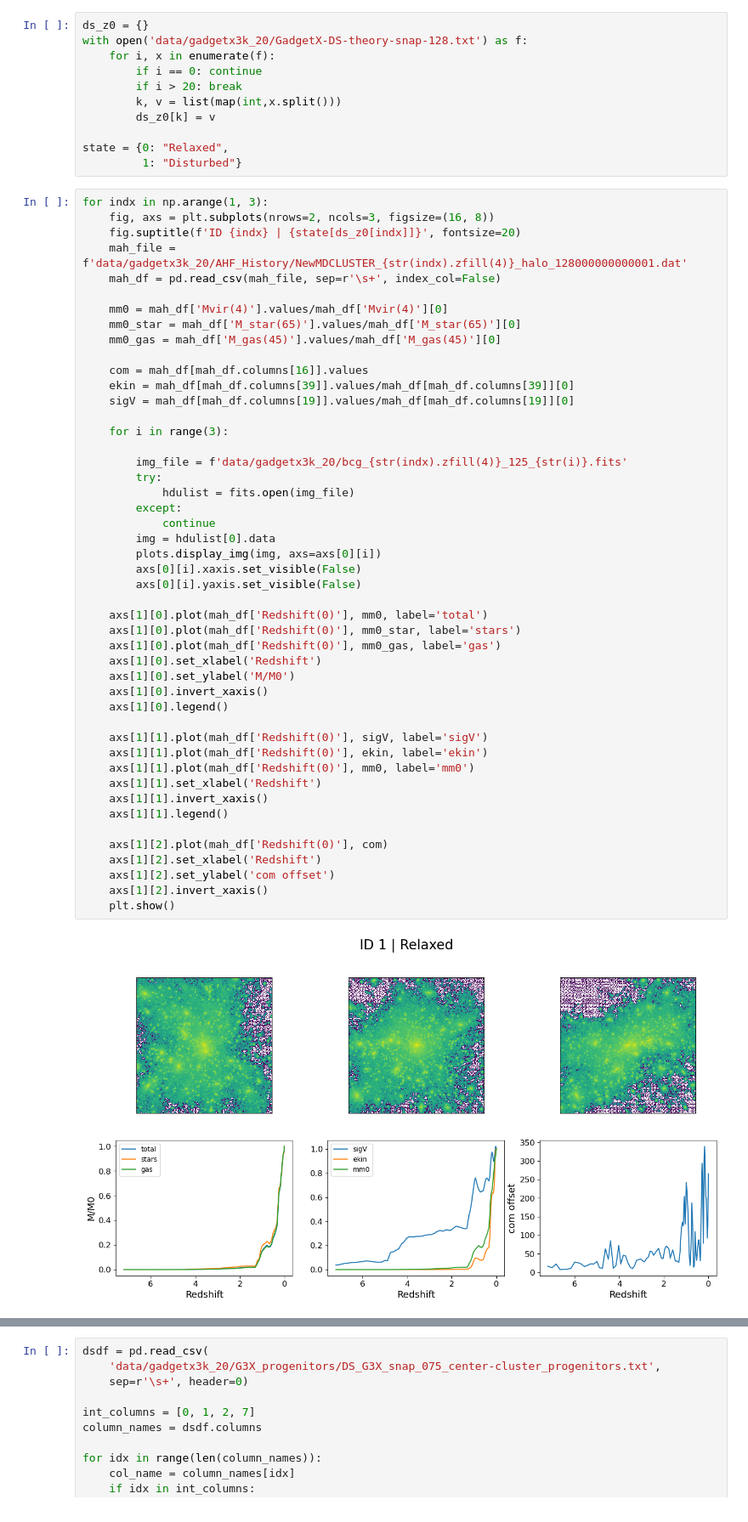
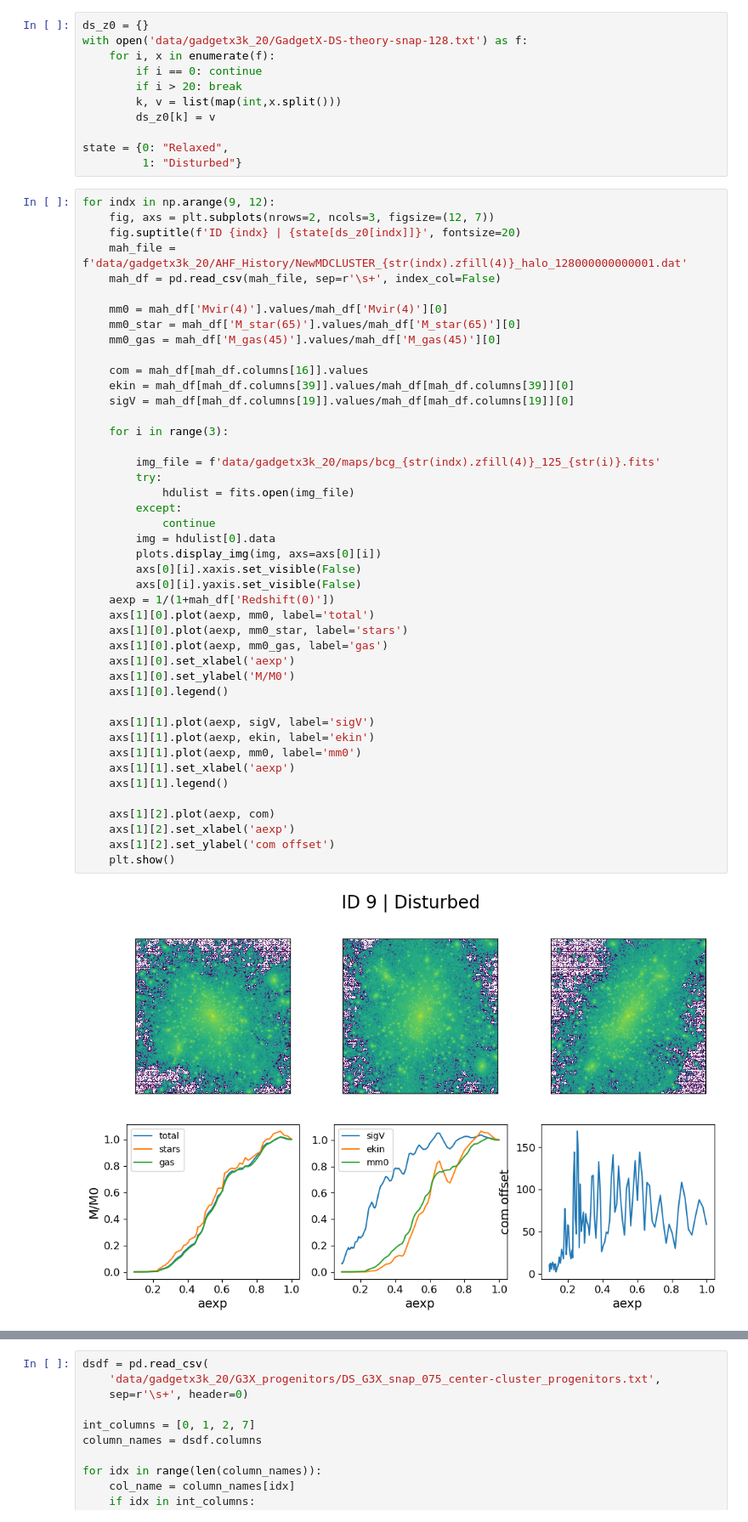
Before and after one commit to Kabelo-T/cluster_morph, a Jupyter notebook: sanity.ipynb, the cells around one changed output, grey strips where cells are left out. Shown at 85% size. Cells and saved outputs as stored; diff of their text form.

```diff
--- a/sanity.ipynb
+++ b/sanity.ipynb
@@ -29,51 +29,48 @@ with open('data/gadgetx3k_20/GadgetX-DS-theory-snap-128.txt') as f:
 state = {0: "Relaxed",
          1: "Disturbed"}
 # %%
-for indx in np.arange(1, 3):
-    fig, axs = plt.subplots(nrows=2, ncols=3, figsize=(16, 8))
+for indx in np.arange(9, 12):
+    fig, axs = plt.subplots(nrows=2, ncols=3, figsize=(12, 7))
     fig.suptitle(f'ID {indx} | {state[ds_z0[indx]]}', fontsize=20)
     mah_file = f'data/gadgetx3k_20/AHF_History/NewMDCLUSTER_{str(indx).zfill(4)}_halo_128000000000001.dat'
     mah_df = pd.read_csv(mah_file, sep=r'\s+', index_col=False)
 
     mm0 = mah_df['Mvir(4)'].values/mah_df['Mvir(4)'][0]
     mm0_star = mah_df['M_star(65)'].values/mah_df['M_star(65)'][0]
     mm0_gas = mah_df['M_gas(45)'].values/mah_df['M_gas(45)'][0]
 
     com = mah_df[mah_df.columns[16]].values
     ekin = mah_df[mah_df.columns[39]].values/mah_df[mah_df.columns[39]][0]
     sigV = mah_df[mah_df.columns[19]].values/mah_df[mah_df.columns[19]][0]
 
     for i in range(3):
 
-        img_file = f'data/gadgetx3k_20/bcg_{str(indx).zfill(4)}_125_{str(i)}.fits'
+        img_file = f'data/gadgetx3k_20/maps/bcg_{str(indx).zfill(4)}_125_{str(i)}.fits'
         try:
             hdulist = fits.open(img_file)
         except:
             continue
         img = hdulist[0].data
         plots.display_img(img, axs=axs[0][i])
         axs[0][i].xaxis.set_visible(False)
         axs[0][i].yaxis.set_visible(False)
-
-    axs[1][0].plot(mah_df['Redshift(0)'], mm0, label='total')
-    axs[1][0].plot(mah_df['Redshift(0)'], mm0_star, label='stars')
-    axs[1][0].plot(mah_df['Redshift(0)'], mm0_gas, label='gas')
-    axs[1][0].set_xlabel('Redshift')
+    aexp = 1/(1+mah_df['Redshift(0)'])
+    axs[1][0].plot(aexp, mm0, label='total')
+    axs[1][0].plot(aexp, mm0_star, label='stars')
+    axs[1][0].plot(aexp, mm0_gas, label='gas')
+    axs[1][0].set_xlabel('aexp')
     axs[1][0].set_ylabel('M/M0')
-    axs[1][0].invert_xaxis()
     axs[1][0].legend()
 
-    axs[1][1].plot(mah_df['Redshift(0)'], sigV, label='sigV')
-    axs[1][1].plot(mah_df['Redshift(0)'], ekin, label='ekin')
-    axs[1][1].plot(mah_df['Redshift(0)'], mm0, label='mm0')
-    axs[1][1].set_xlabel('Redshift')
-    axs[1][1].invert_xaxis()
+    axs[1][1].plot(aexp, sigV, label='sigV')
+    axs[1][1].plot(aexp, ekin, label='ekin')
+    axs[1][1].plot(aexp, mm0, label='mm0')
+    axs[1][1].set_xlabel('aexp')
     axs[1][1].legend()
 
-    axs[1][2].plot(mah_df['Redshift(0)'], com)
-    axs[1][2].set_xlabel('Redshift')
+    axs[1][2].plot(aexp, com)
+    axs[1][2].set_xlabel('aexp')
     axs[1][2].set_ylabel('com offset')
-    axs[1][2].invert_xaxis()
     plt.show()
 # %% [output]
-[figure, old version]
+[figure, new version]
```
Also changed, not shown: parts of 1 cell of this notebook, 2 other files.
